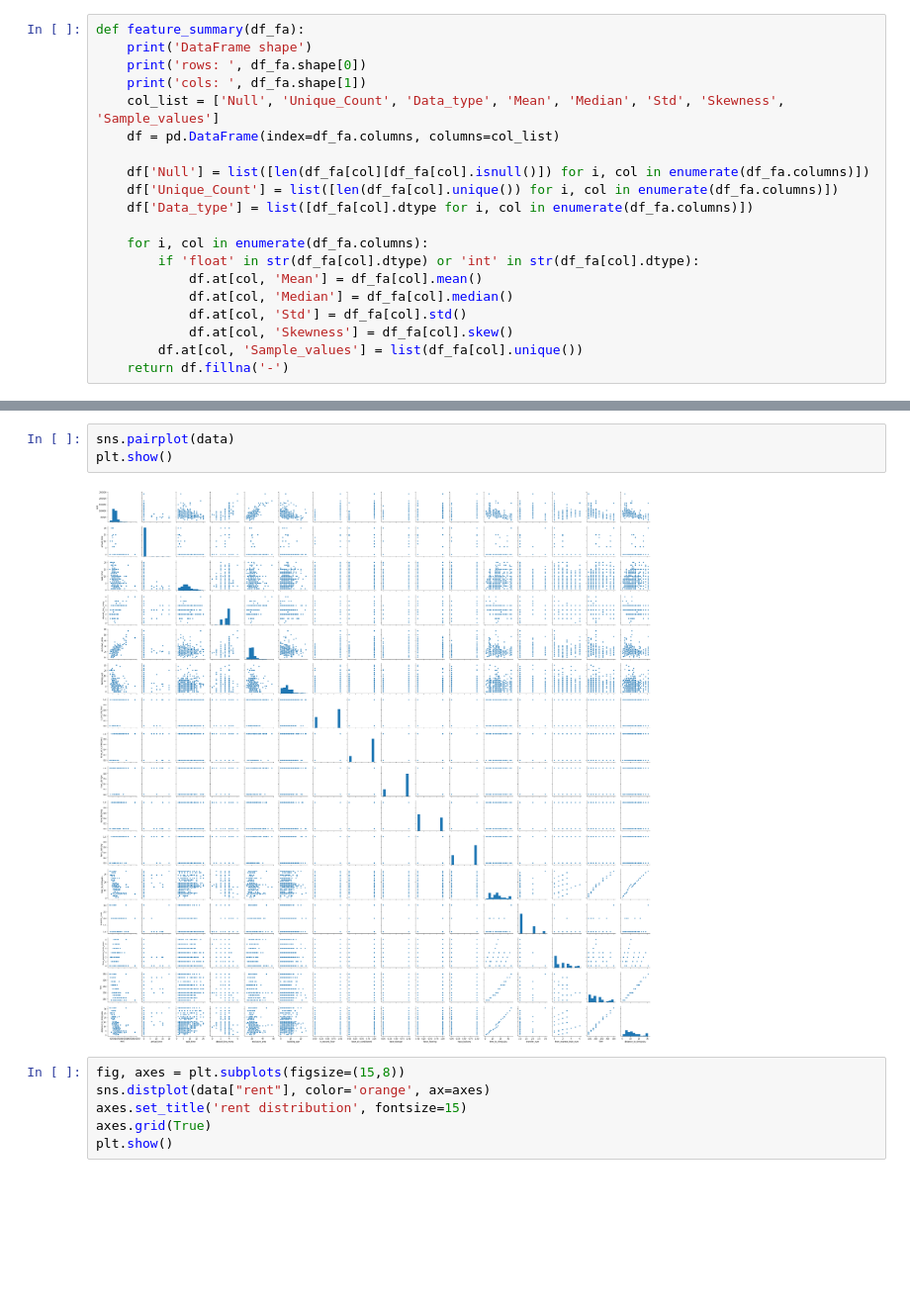
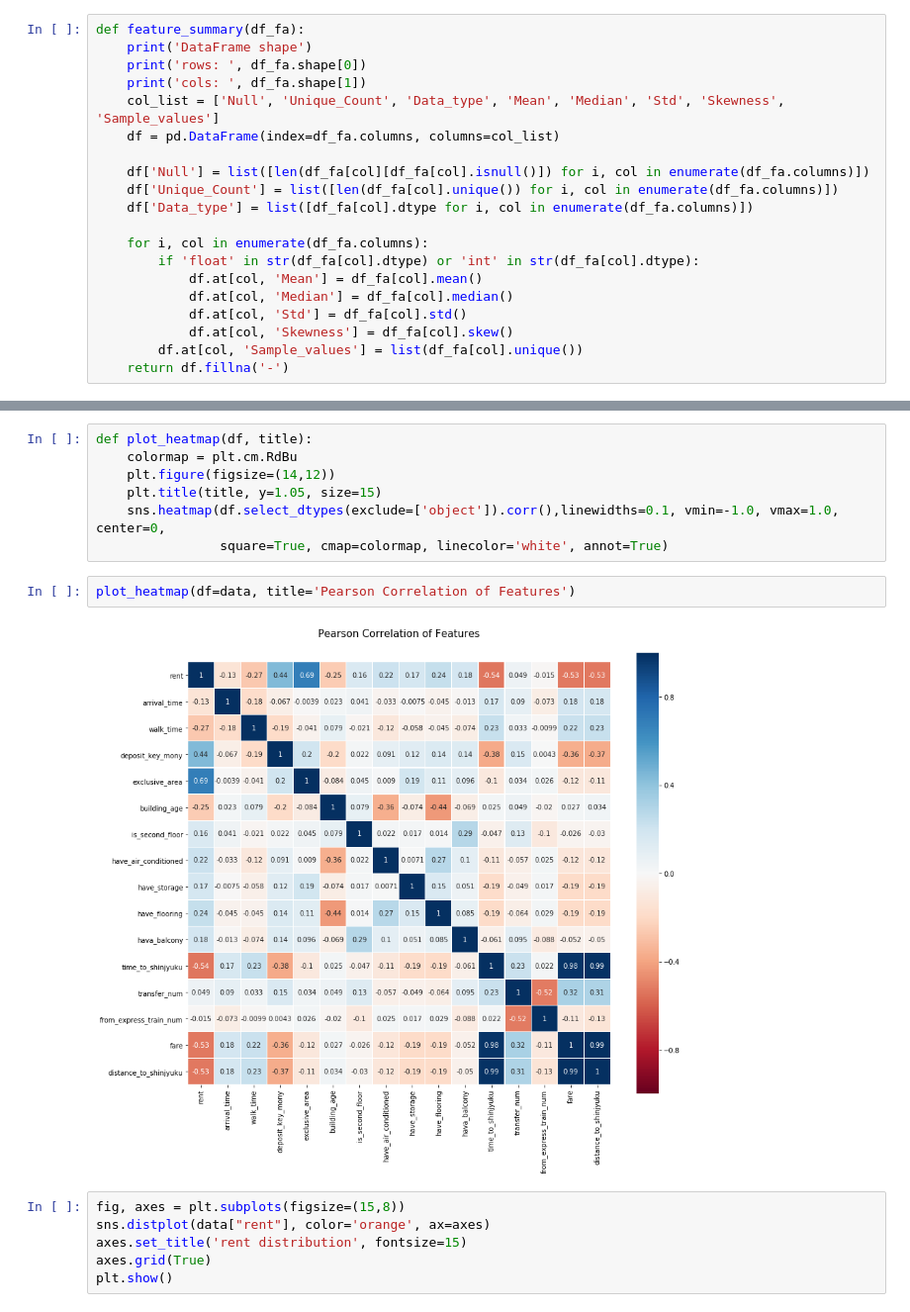
Before and after one commit to panghuanwa/econometrics-analysis, a Jupyter notebook: homework.ipynb, the cells around one changed output, grey strips where cells are left out. Shown: that part at 99% size. Cells and saved outputs as stored; diff of their text form; blank space fills up the shorter version.

```diff
--- a/homework.ipynb
+++ b/homework.ipynb
@@ -127,8 +95,14 @@ plt.show()
-# %%
-sns.pairplot(data)
-plt.show()
-# %% [output]
-[figure, removed]
+# %%
+def plot_heatmap(df, title):
+    colormap = plt.cm.RdBu
+    plt.figure(figsize=(14,12))
+    plt.title(title, y=1.05, size=15)
+    sns.heatmap(df.select_dtypes(exclude=['object']).corr(),linewidths=0.1, vmin=-1.0, vmax=1.0, center=0,
+                square=True, cmap=colormap, linecolor='white', annot=True)
+# %%
+plot_heatmap(df=data, title='Pearson Correlation of Features')
+# %% [output]
+[figure, added]
 # %%
 fig, axes = plt.subplots(figsize=(15,8))
 sns.distplot(data["rent"], color='orange', ax=axes)
```
Also changed, not shown: parts of 14 cells of this notebook.
